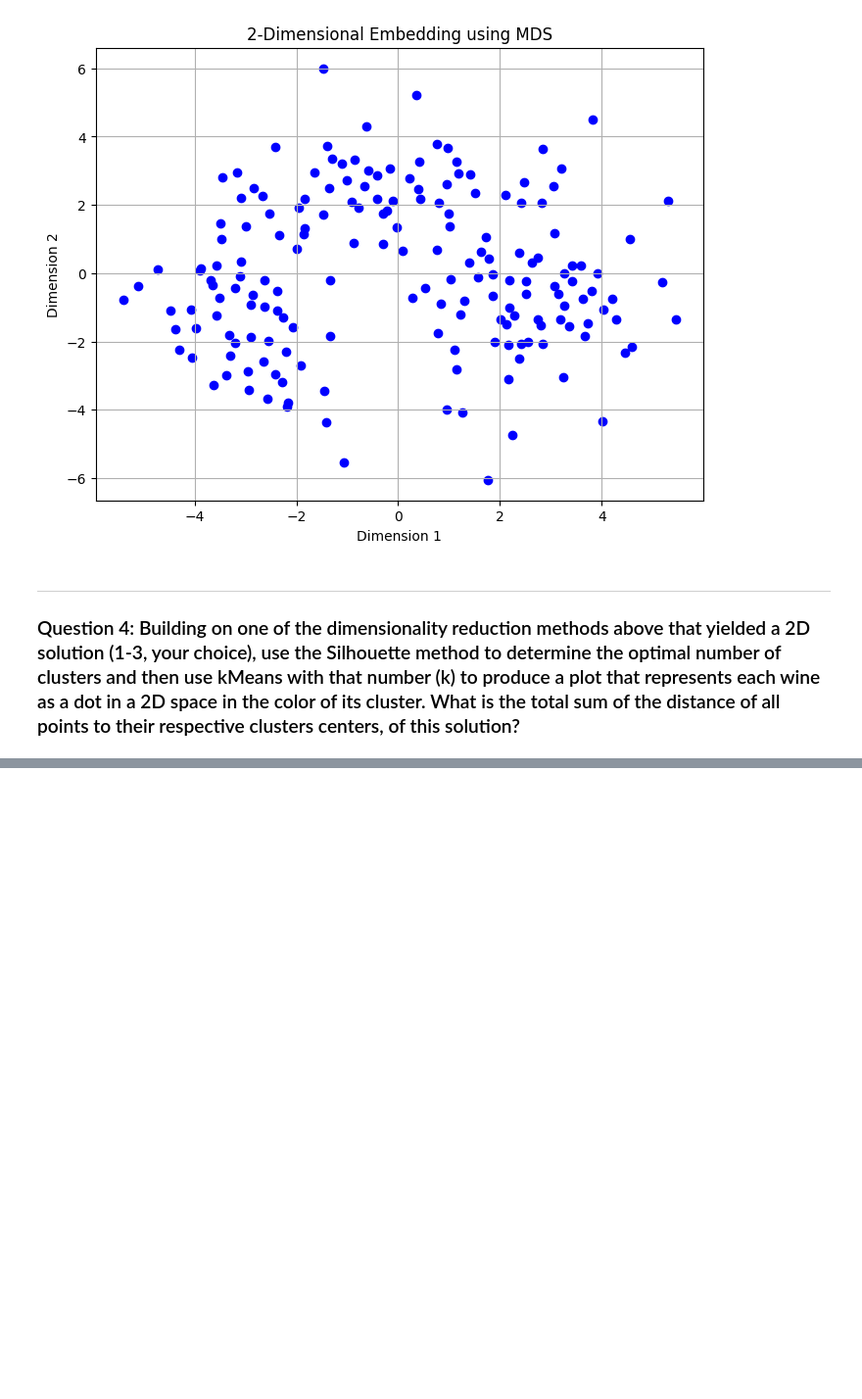
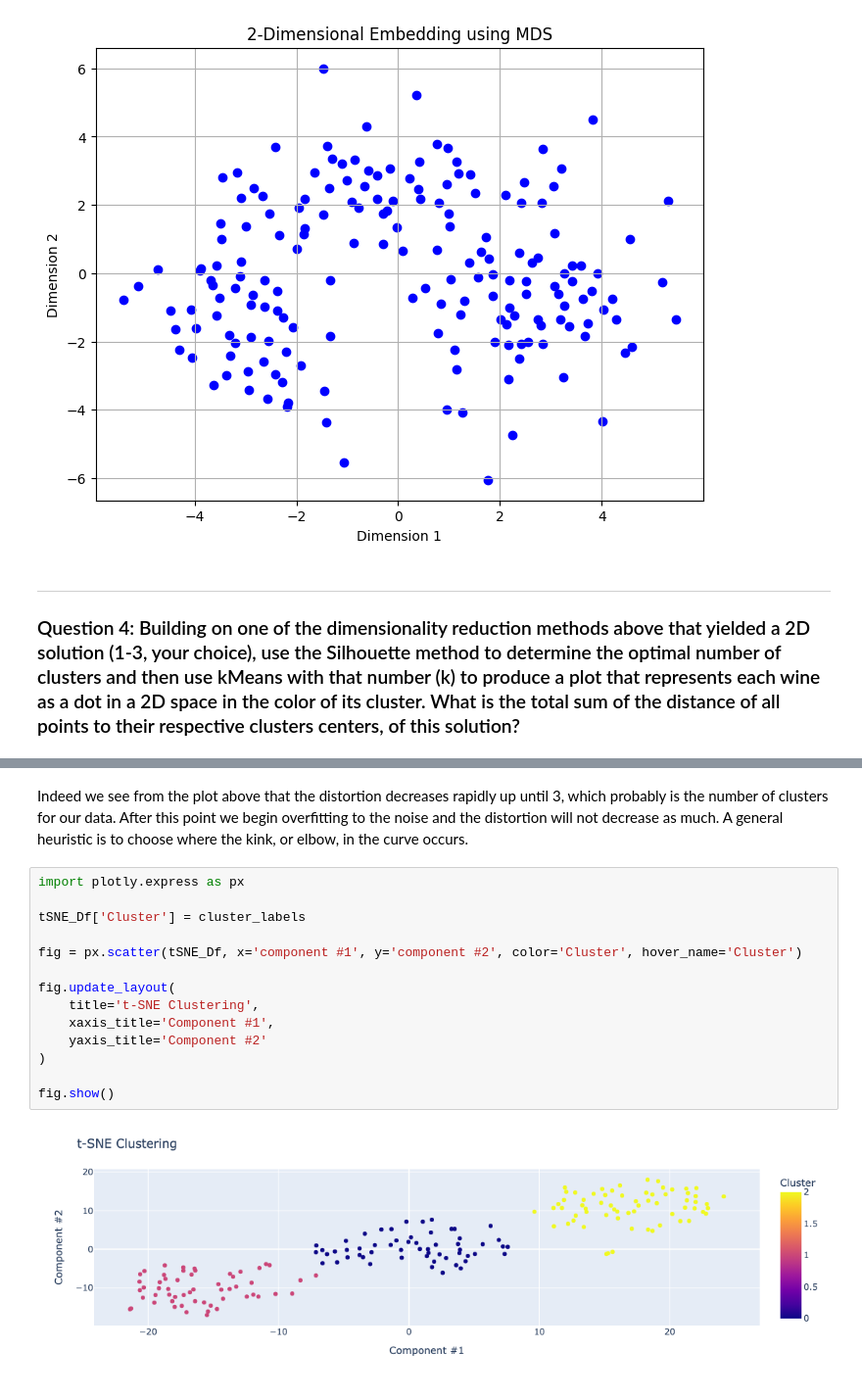
Before and after one commit to whykay-01/machine-learning, a Jupyter notebook: homeworks/hwk5/hwk5.ipynb, the cells around one changed output, grey strips where cells are left out. Shown at 98% size. Saved outputs shown, nothing was run; the diff lists cells and outputs as text; blank space fills up the shorter version.

```diff
--- a/homeworks/hwk5/hwk5.ipynb
+++ b/homeworks/hwk5/hwk5.ipynb
@@ -463,0 +542,18 @@ Stress of the embedding: 22531.353733103577
+# %% [markdown]
+Indeed we see from the plot above that the distortion decreases rapidly up until 3, which probably is the number of clusters for our data. After this point we begin overfitting to the noise and the distortion will not decrease as much. A general heuristic is to choose where the kink, or elbow, in the curve occurs.
+# %%
+import plotly.express as px
+
+tSNE_Df['Cluster'] = cluster_labels
+
+fig = px.scatter(tSNE_Df, x='component #1', y='component #2', color='Cluster', hover_name='Cluster')
+
+fig.update_layout(
+    title='t-SNE Clustering',
+    xaxis_title='Component #1',
+    yaxis_title='Component #2'
+)
+
+fig.show()
+# %% [output]
+[figure, added]
```
Also changed, not shown: parts of 5 cells of this notebook, 1 other file.
